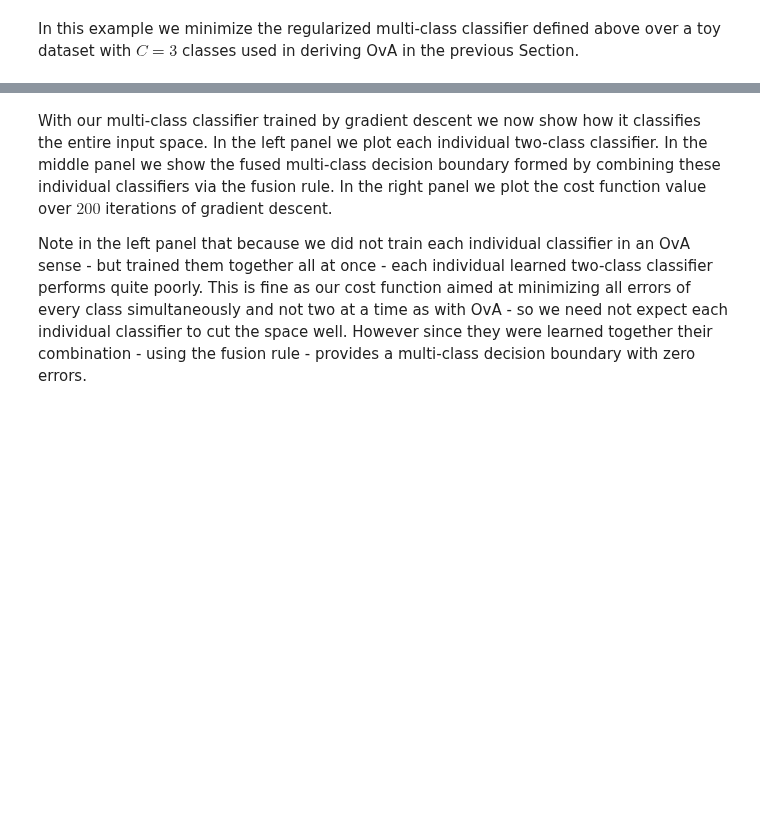
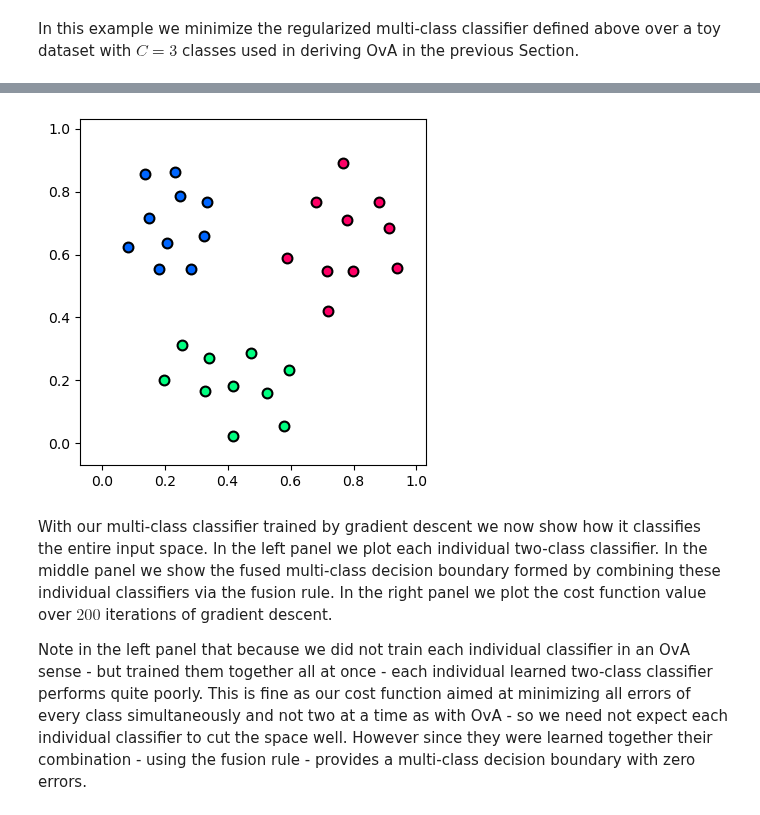
Before and after one commit to neonwatty/machine_learning_refined, a Jupyter notebook: notes/7_Linear_multiclass_classification/7_3_Perceptron.ipynb, the cells around one changed output, grey strips where cells are left out. Saved outputs shown, nothing was run; the diff lists cells and outputs as text; code cells hidden in the pictures; blank space fills up the shorter version.

```diff
--- a/notes/7_Linear_multiclass_classification/7_3_Perceptron.ipynb
+++ b/notes/7_Linear_multiclass_classification/7_3_Perceptron.ipynb
@@ -211,19 +212,19 @@ In this example we minimize the regularized multi-class classifier defined above
 # %%
 # This code cell will not be shown in the HTML version of this notebook
 # load in dataset
-data = np.loadtxt(datapath + '3class_data.csv',delimiter = ',')
-
-# create an instance of the ova demo
-demo = superlearn.multiclass_illustrator.Visualizer(data)
+data = np.loadtxt('chapter_7_datasets/3class_data.csv',delimiter = ',')
 
 # get input/output pairs
 x = data[:-1,:]
 y = data[-1:,:]
 
+# create an instance of the ova demo
+demo = section_7_3_helpers.MulticlassVisualizer(data)
+
 # visualize dataset
 demo.show_dataset()
 
 # run gradient descent to minimize cost
-g = multiclass_perceptron; w = 0.1*np.random.randn(3,3); max_its = 1000; alpha_choice = 10**(-1);
-weight_history,cost_history = optimizers.gradient_descent(g,alpha_choice,max_its,w)
+g = multiclass_perceptron; w = 0.1*np.random.randn(3,3); max_its = 2000; alpha_choice = 10**(-1);
+weight_history = demo.gradient_descent(g,w,alpha=alpha_choice,max_its=max_its)
 # %% [output]
@@ -232,3 +231,4 @@ weight_history,cost_history = optimizers.gradient_descent(g,alpha_choice,max_its
+[figure, added]
 # %% [markdown]
 With our multi-class classifier trained by gradient descent we now show how it classifies the entire input space. In the left panel we plot each individual two-class classifier. In the middle panel we show the fused multi-class decision boundary formed by combining these individual classifiers via the fusion rule. In the right panel we plot the cost function value over $200$ iterations of gradient descent.
 
```
Also changed, not shown: parts of 7 cells of this notebook, 1 other file.
